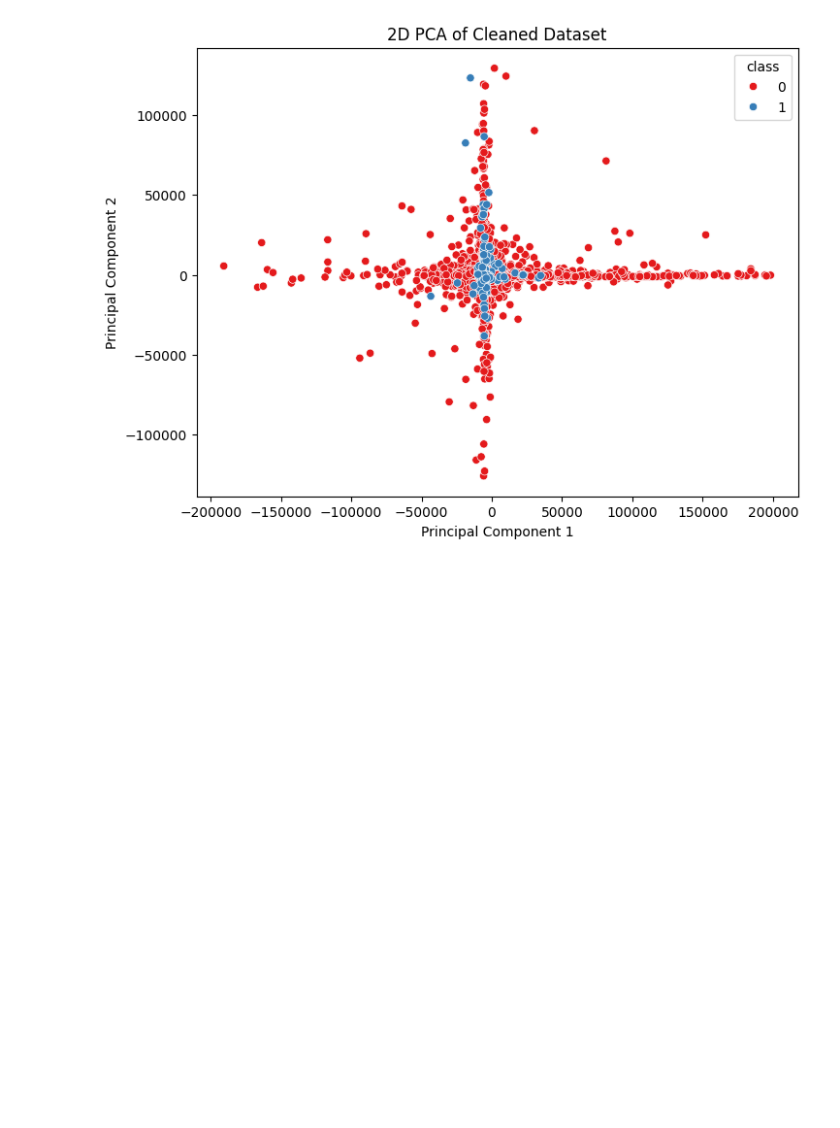
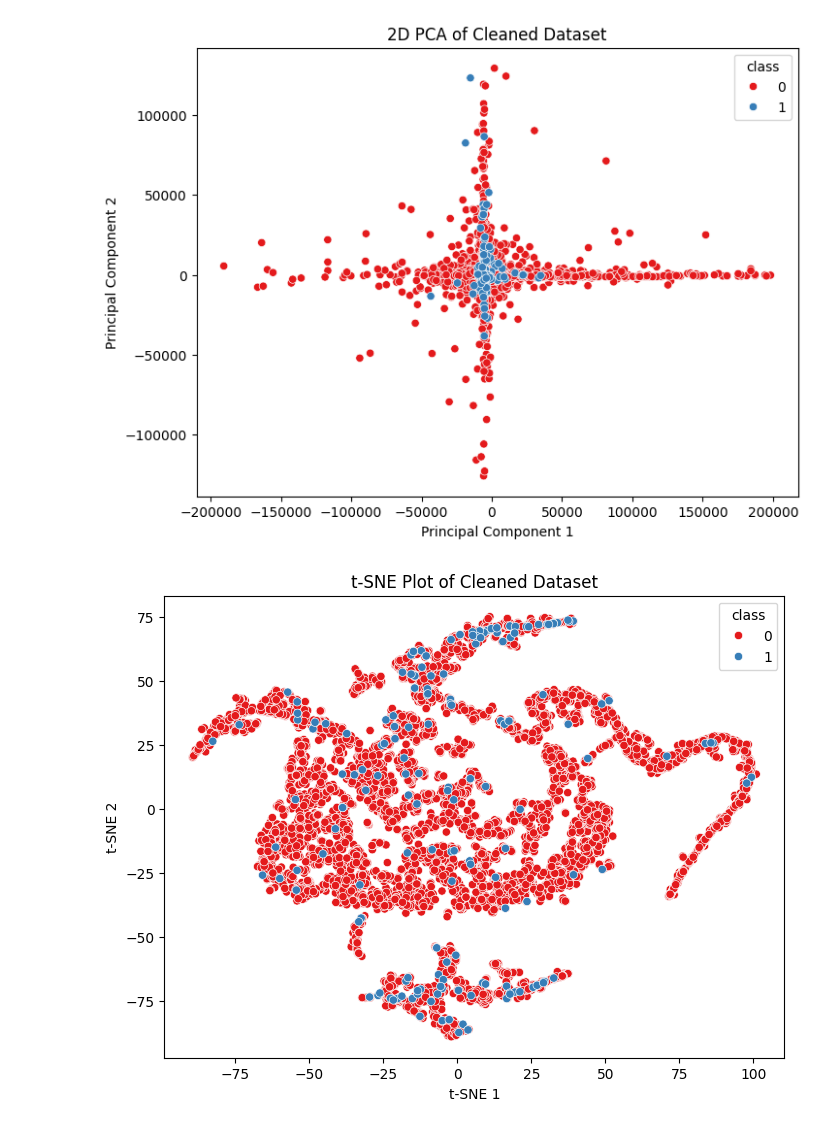
Before and after one commit to piotrdurniat/ml-l1-pcb, a Jupyter notebook: uczenie-maszynowe-lab-1.ipynb, the cells around one changed output. Drawn from its saved outputs; the diff is of its cells as text; code cells hidden in the pictures; blank space fills up the shorter version.

Commit message:
t-sne plot

```diff
--- a/uczenie-maszynowe-lab-1.ipynb
+++ b/uczenie-maszynowe-lab-1.ipynb
@@ -541,3 +541,59 @@ plot_pca_2d(
 )
 # %% [output]
 [figure]
+# %%
+from sklearn.manifold import TSNE
+import matplotlib.pyplot as plt
+import seaborn as sns
+import pandas as pd
+
+
+def plot_tsne(
+    X: pd.DataFrame,
+    y: pd.DataFrame,
+    target_column: str,
+    title: str = "t-SNE plot",
+    perplexity: int = 30,
+    n_iter: int = 1000,
+) -> None:
+    """
+    Apply t-SNE on the dataset and plot the results in a 2D scatter plot.
+
+    Parameters:
+    X (pd.DataFrame): The input features as a pandas DataFrame.
+    y (pd.DataFrame): The target DataFrame. Ensure y's index aligns with X's index and it has the target column.
+    target_column (str): The name of the target column in the y DataFrame.
+    title (str): Title for the plot.
+    perplexity (int): The perplexity parameter for t-SNE.
+    n_iter (int): The number of iterations for optimization.
+    """
+    if target_column not in y.columns:
+        raise ValueError(f"{target_column} is not a column in the provided DataFrame.")
+
+    if not X.index.equals(y.index):
+        raise ValueError("The indices of X and y must match.")
+
+    y_series = y[target_column]
+
+    tsne = TSNE(n_components=2, perplexity=perplexity, n_iter=n_iter, random_state=42)
+    tsne_results = tsne.fit_transform(X)
+
+    tsne_df = pd.DataFrame(data=tsne_results, columns=["t-SNE 1", "t-SNE 2"])
+    tsne_df[target_column] = y_series.values
+
+    plt.figure(figsize=(8, 6))
+    sns.scatterplot(
+        x="t-SNE 1", y="t-SNE 2", hue=target_column, palette="Set1", data=tsne_df
+    )
+    plt.title(title)
+    plt.xlabel("t-SNE 1")
+    plt.ylabel("t-SNE 2")
+    plt.legend(title=target_column)
+    plt.show()
+
+
+plot_tsne(
+    X_clean_no_outliers, y_clean_no_outliers, "class", "t-SNE Plot of Cleaned Dataset"
+)
+# %% [output]
+[figure, added]
```
Also changed, not shown: parts of 1 cell of this notebook.
